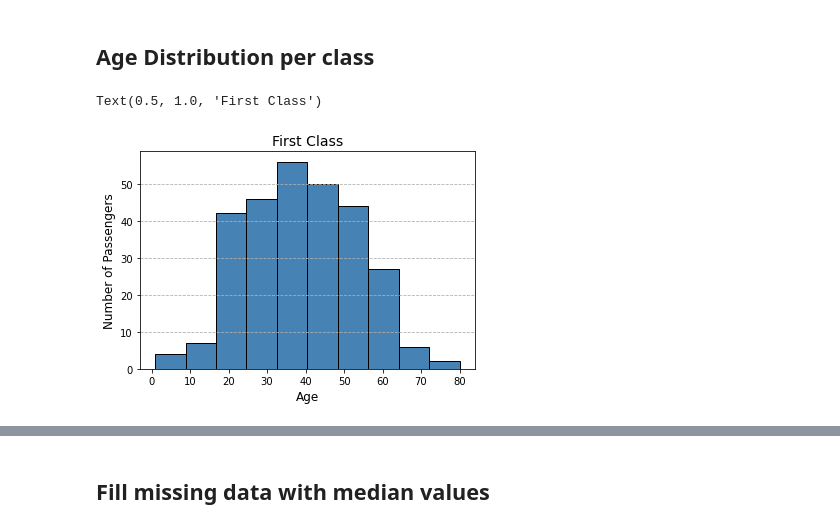
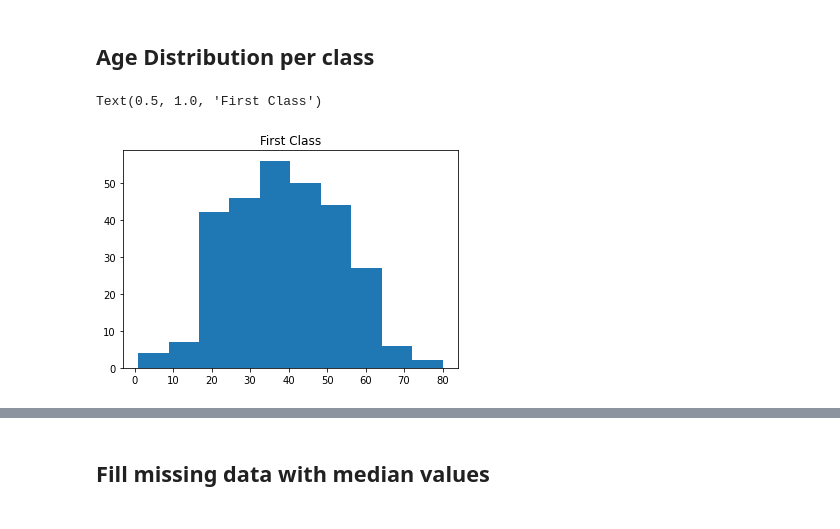
Before and after one commit to pdtTech/Titanic, a Jupyter notebook: Titanic Team Project.ipynb, the cells around one changed output, grey strips where cells are left out. Saved outputs shown, nothing was run; the diff lists cells and outputs as text; code cells hidden in the pictures.

```diff
--- a/Titanic Team Project.ipynb
+++ b/Titanic Team Project.ipynb
@@ -128,18 +125,10 @@ Text(0.5, 1.0, 'Overall Age Distribution')
 class_1 = titanic_all[titanic_all['Pclass'] == 1]
 class_2 = titanic_all[titanic_all['Pclass'] == 2]
 class_3 = titanic_all[titanic_all['Pclass'] == 3]
-
-plt.rc('axes', titlesize=14) #fontsize of the titles
-plt.rc('axes', labelsize=12) #fontsize of the x and y labels
 # %%
-plt.hist(class_1["Age"], edgecolor='black', color='steelblue')
-
-plt.grid(axis='y', linestyle = '--')
-
-plt.xlabel('Age')
-plt.ylabel('Number of Passengers')
+plt.hist(class_1["Age"])
 plt.title("First Class")
 # %% [output]
 Text(0.5, 1.0, 'First Class')
-[figure, old version]
+[figure, new version]
 # %%
```
Also changed, not shown: parts of 5 cells of this notebook.
